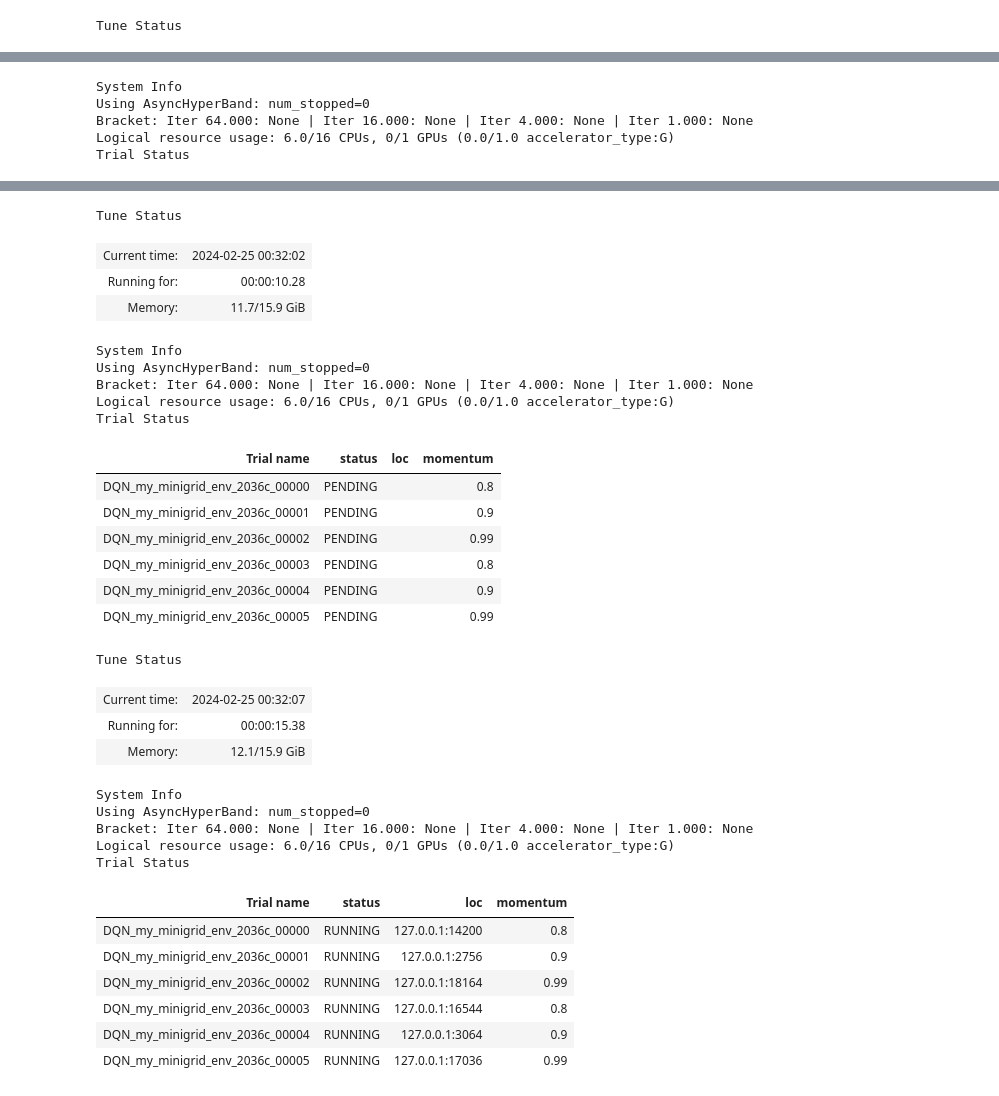
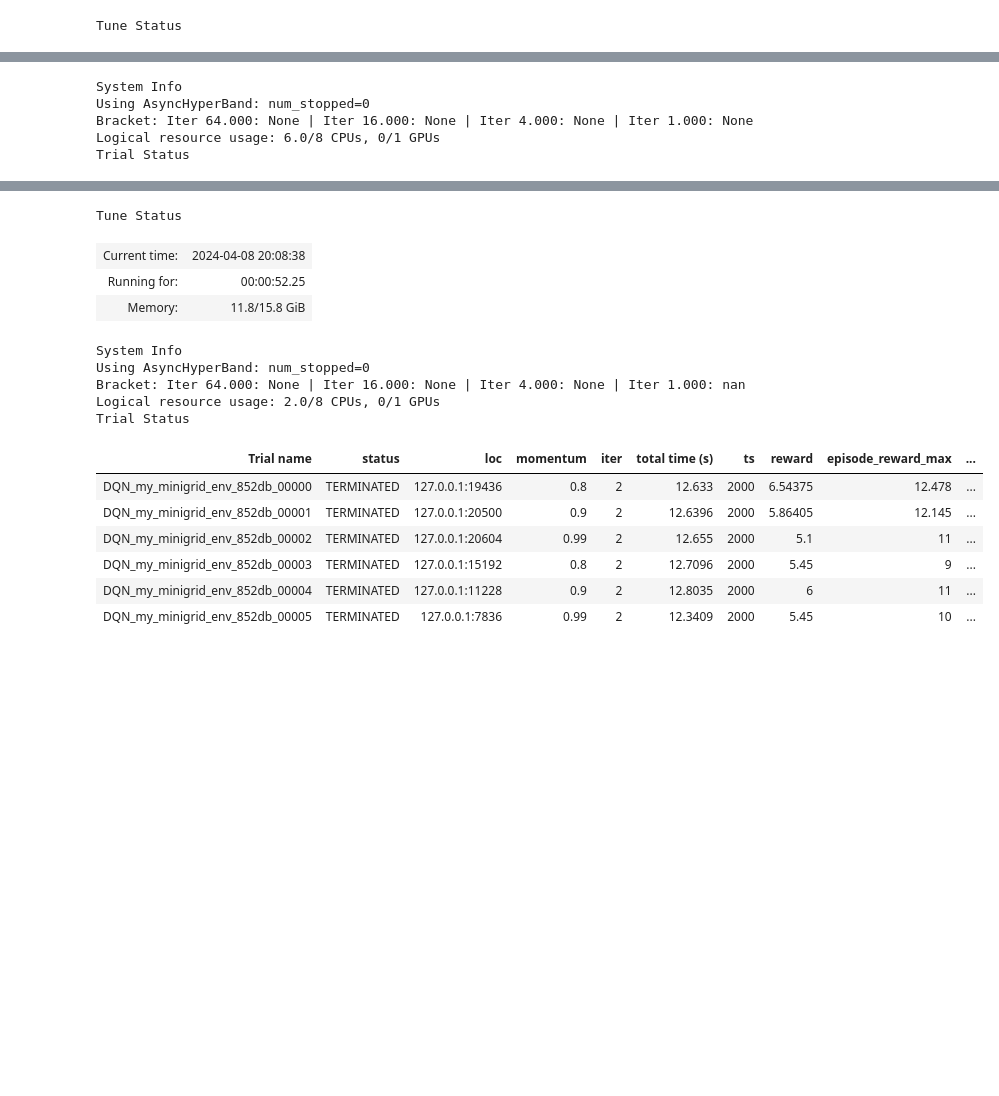
Before and after one commit to berkayeren/rl-learning, a Jupyter notebook: gym_trainer.ipynb, the cells around one changed output, grey strips where cells are left out. Cells and saved outputs as stored; diff of their text form; code cells hidden in the pictures; blank space fills up the shorter version.

Commit message:
Multi-room configuration is updated.
General Bugfix and improvements.

```diff
--- a/gym_trainer.ipynb
+++ b/gym_trainer.ipynb
@@ -21,21 +17,0 @@ Hello from the pygame community. https://www.pygame.org/contribute.html
-# %%
-try:
-    import gymnasium as gym
-
-    gymnasium = True
-except Exception:
-    import gym
-
-    gymnasium = False
-from ray.tune import register_env
-
-
-def env_creator(env_config):
-    env = gym.make("MiniGrid-MultiRoom-N6-v0", **env_config)
-    env.reset()
-    env = CustomFlatObsWrapper(env)
-    return env
-
-
-# Register the custom environment
-register_env("my_minigrid_env", env_creator)
@@ -87,16 +118,17 @@ tune_config = DQNConfig().environment("my_minigrid_env").rollouts(
 tune_config_dict = tune_config.to_dict()
 # Example stop criteria for MiniGrid-MultiRoom-N6-v0
 stop = {
-    "training_iteration": 500,  # Gives the agent ample time to learn across many episodes
-    "episode_reward_mean": 0.9,  # Adjust based on the reward structure of MiniGrid environments
-    "timesteps_total": 100000,  # Example: stop after 100,000 steps taken in total
+    "training_iteration": 10000,  # Increase the number of training iterations to give the agent more time to learn
+    "timesteps_total": 5000000,  # Increase the total number of steps to allow the agent to gather more experience
+    "episode_reward_mean": 0.95,
+    # Uncomment and set a target average reward per episode if you have a specific performance level in mind
+    # "time_total_s": 36000,  # Uncomment and set a maximum training time in seconds if you have a time constraint
 }
-
 # Setup your RunConfig
 run_config = RunConfig(
     name="new_experiment",
     stop=stop,
-    storage_path="C:\\Users\\berka\\PycharmProjects\\rl-learning\\ray_results",
+    storage_path="C:\\Users\\BerkayEren\\PycharmProjects\\rl-learning\\ray_results",
     checkpoint_config=train.CheckpointConfig(
         checkpoint_score_attribute="mean_accuracy",
         num_to_keep=5,
@@ -106,7 +138,10 @@ run_config = RunConfig(
 from ray import tune
 from ray.tune.schedulers import ASHAScheduler
 
+from ray.tune import register_env
 
+# Register the custom environment
+register_env("my_minigrid_env", env_creator)
 
 tuner = tune.Tuner(
     "DQN",
@@ -125,9 +160,10 @@ tuner = tune.Tuner(
             checkpoint_at_end=True,
             checkpoint_frequency=50
         ),
-        storage_path="C:\\Users\\berka\\PycharmProjects\\rl-learning\\ray_results",
+        storage_path="C:\\Users\\BerkayEren\\PycharmProjects\\rl-learning\\ray_results",
     ),
     tune_config=tune.TuneConfig(mode="max", metric="episode_reward_mean", num_samples=2, scheduler=ASHAScheduler(), ),
+
 )
 # Start the tuning process
 result = tuner.fit()
@@ -139,6 +175,6 @@ Tune Status
 System Info
 Using AsyncHyperBand: num_stopped=0
 Bracket: Iter 64.000: None | Iter 16.000: None | Iter 4.000: None | Iter 1.000: None
-Logical resource usage: 6.0/16 CPUs, 0/1 GPUs (0.0/1.0 accelerator_type:G)
+Logical resource usage: 6.0/8 CPUs, 0/1 GPUs
 Trial Status
 | Trial name | status | loc | momentum |
@@ -151,32 +187,16 @@ Trial Status
 Tune Status
-| Current time: | 2024-02-25 00:32:02 |
-| Running for: | 00:00:10.28 |
-| Memory: | 11.7/15.9 GiB |
+| Current time: | 2024-04-08 20:08:38 |
+| Running for: | 00:00:52.25 |
+| Memory: | 11.8/15.8 GiB |
 System Info
 Using AsyncHyperBand: num_stopped=0
-Bracket: Iter 64.000: None | Iter 16.000: None | Iter 4.000: None | Iter 1.000: None
-Logical resource usage: 6.0/16 CPUs, 0/1 GPUs (0.0/1.0 accelerator_type:G)
+Bracket: Iter 64.000: None | Iter 16.000: None | Iter 4.000: None | Iter 1.000: nan
+Logical resource usage: 2.0/8 CPUs, 0/1 GPUs
 Trial Status
-| Trial name | status | loc | momentum |
-| DQN_my_minigrid_env_2036c_00000 | PENDING |  | 0.8 |
-| DQN_my_minigrid_env_2036c_00001 | PENDING |  | 0.9 |
-| DQN_my_minigrid_env_2036c_00002 | PENDING |  | 0.99 |
-| DQN_my_minigrid_env_2036c_00003 | PENDING |  | 0.8 |
-| DQN_my_minigrid_env_2036c_00004 | PENDING |  | 0.9 |
-| DQN_my_minigrid_env_2036c_00005 | PENDING |  | 0.99 |
+| Trial name | status | loc | momentum | iter | total time (s) | ts | reward | episode_reward_max | ... |
+| DQN_my_minigrid_env_852db_00000 | TERMINATED | 127.0.0.1:19436 | 0.8 | 2 | 12.633 | 2000 | 6.54375 | 12.478 | ... |
+| DQN_my_minigrid_env_852db_00001 | TERMINATED | 127.0.0.1:20500 | 0.9 | 2 | 12.6396 | 2000 | 5.86405 | 12.145 | ... |
+| DQN_my_minigrid_env_852db_00002 | TERMINATED | 127.0.0.1:20604 | 0.99 | 2 | 12.655 | 2000 | 5.1 | 11 | ... |
+| DQN_my_minigrid_env_852db_00003 | TERMINATED | 127.0.0.1:15192 | 0.8 | 2 | 12.7096 | 2000 | 5.45 | 9 | ... |
+| DQN_my_minigrid_env_852db_00004 | TERMINATED | 127.0.0.1:11228 | 0.9 | 2 | 12.8035 | 2000 | 6 | 11 | ... |
+| DQN_my_minigrid_env_852db_00005 | TERMINATED | 127.0.0.1:7836 | 0.99 | 2 | 12.3409 | 2000 | 5.45 | 10 | ... |
-Tune Status
-| Current time: | 2024-02-25 00:32:07 |
-| Running for: | 00:00:15.38 |
-| Memory: | 12.1/15.9 GiB |
-System Info
-Using AsyncHyperBand: num_stopped=0
-Bracket: Iter 64.000: None | Iter 16.000: None | Iter 4.000: None | Iter 1.000: None
-Logical resource usage: 6.0/16 CPUs, 0/1 GPUs (0.0/1.0 accelerator_type:G)
-Trial Status
-| Trial name | status | loc | momentum |
-| DQN_my_minigrid_env_2036c_00000 | RUNNING | 127.0.0.1:14200 | 0.8 |
-| DQN_my_minigrid_env_2036c_00001 | RUNNING | 127.0.0.1:2756 | 0.9 |
-| DQN_my_minigrid_env_2036c_00002 | RUNNING | 127.0.0.1:18164 | 0.99 |
-| DQN_my_minigrid_env_2036c_00003 | RUNNING | 127.0.0.1:16544 | 0.8 |
-| DQN_my_minigrid_env_2036c_00004 | RUNNING | 127.0.0.1:3064 | 0.9 |
-| DQN_my_minigrid_env_2036c_00005 | RUNNING | 127.0.0.1:17036 | 0.99 |
```
Also changed, not shown: parts of 10 cells of this notebook, 1 other file.
